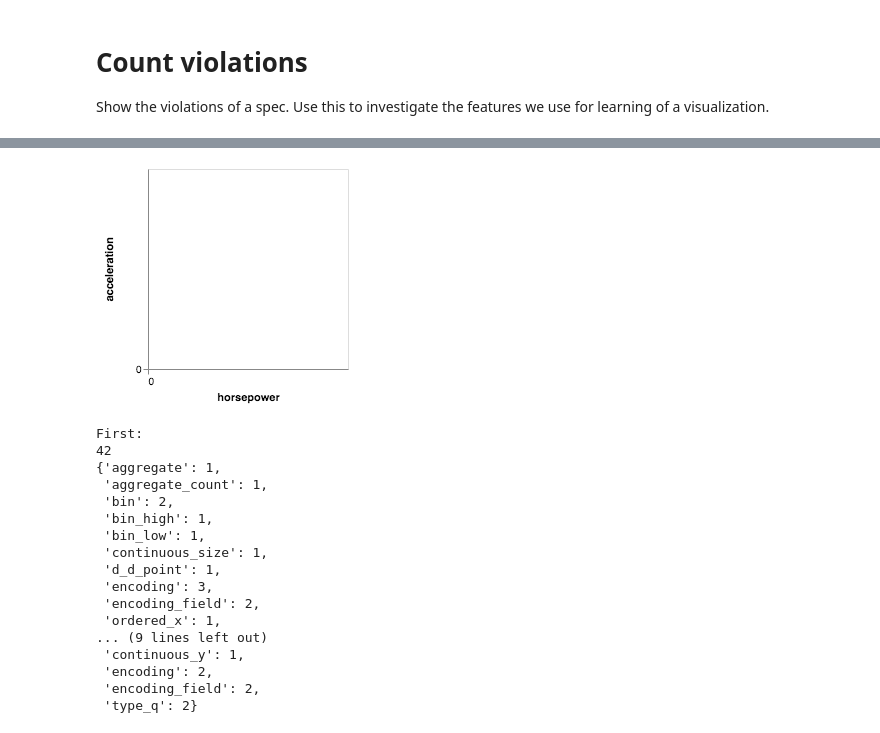
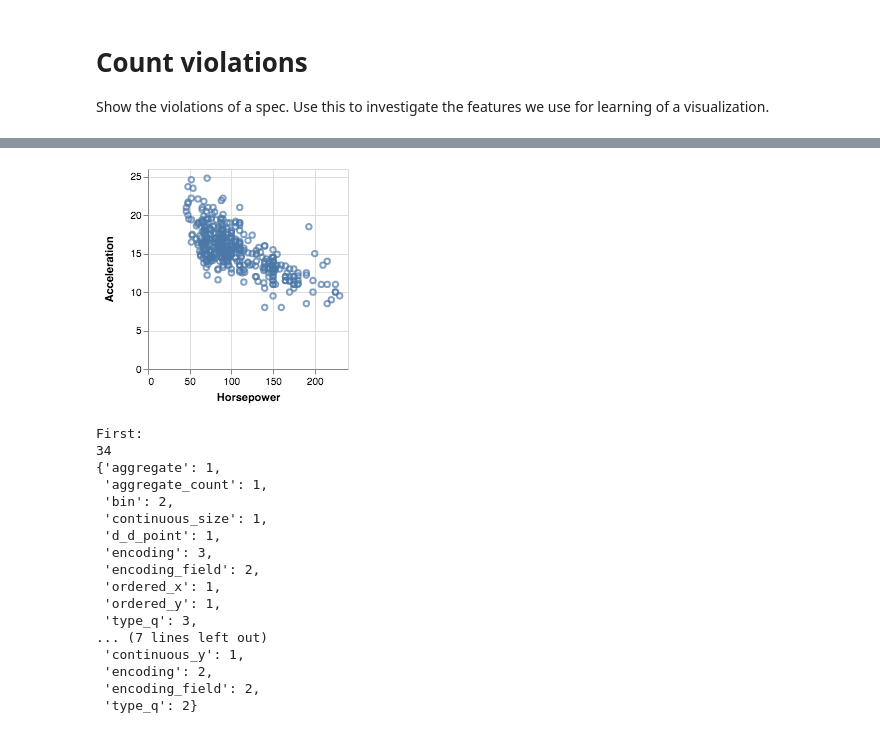
Before and after one commit to uwdata/draco, a Jupyter notebook: notebooks/violations.ipynb, the cells around one changed output, grey strips where cells are left out. Saved outputs shown, nothing was run; the diff lists cells and outputs as text; code cells hidden in the pictures.

```diff
--- a/notebooks/violations.ipynb
+++ b/notebooks/violations.ipynb
@@ -47,7 +47,7 @@ spec2 = {
             "scale": {"zero": True}
         },
         "y": {
-            "field": "acceleration",
+            "field": "Acceleration",
             "type": "quantitative",
             "scale": {"zero": True}
         }
@@ -64,33 +64,35 @@ VegaLite(spec1, values)
 # %%
-VegaLite(spec2, pd.read_json(data_url))
+VegaLite(spec2, values)
 # %% [output]
 [interactive output not drawn]
-[figure, old version]
+[figure, new version]
 # %%
 def print_violations(spec):
     task = Task(data, Query.from_vegalite(spec))
     violations = count_violations(task)
     print(compute_cost(violations))
     pprint(violations)
+    print()
 
 print('First:')
 print_violations(spec1)
-print('\nSecond:')
+
+print('Second:')
 print_violations(spec2)
 # %% [output]
 First:
-42
+34
 {'aggregate': 1,
  'aggregate_count': 1,
  'bin': 2,
- 'bin_high': 1,
- 'bin_low': 1,
  'continuous_size': 1,
  'd_d_point': 1,
  'encoding': 3,
  'encoding_field': 2,
  'ordered_x': 1,
-... (9 lines left out)
+ 'ordered_y': 1,
+ 'type_q': 3,
+... (7 lines left out)
  'continuous_y': 1,
  'encoding': 2,
  'encoding_field': 2,
```
Also changed, not shown: parts of 1 cell of this notebook.
